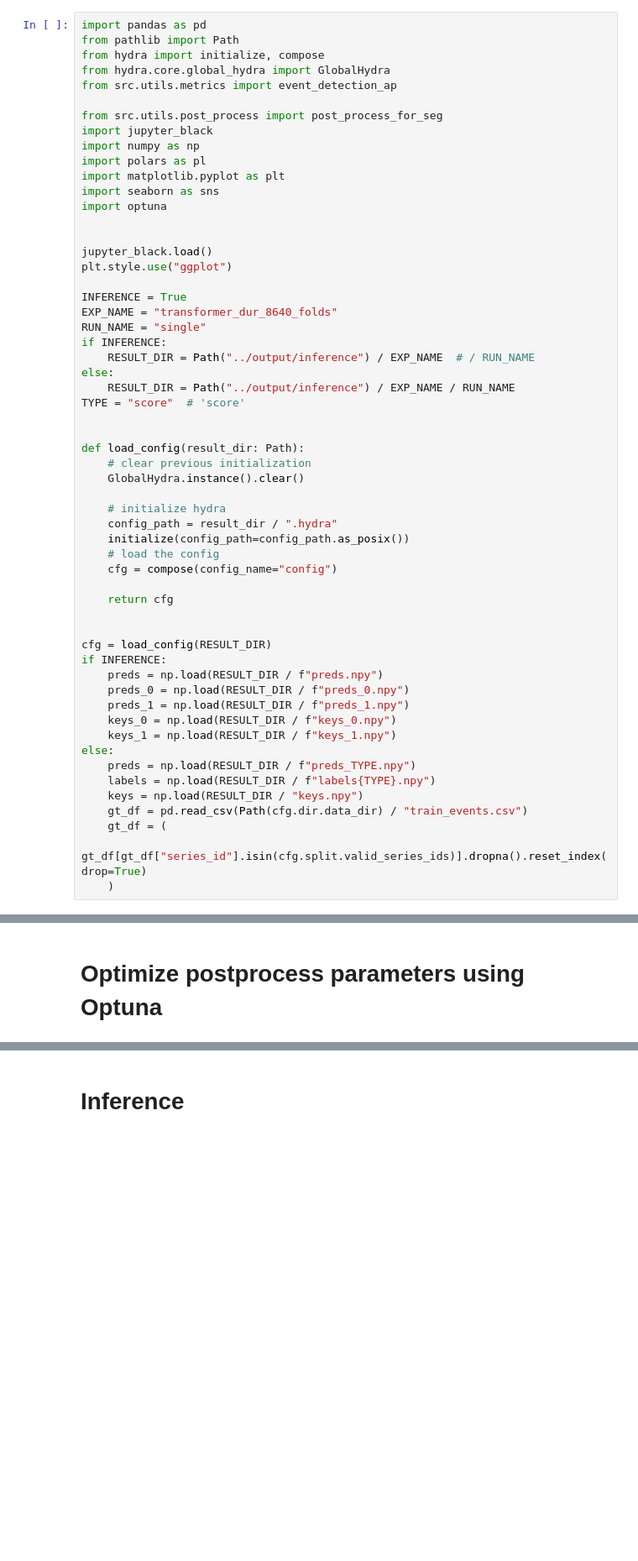
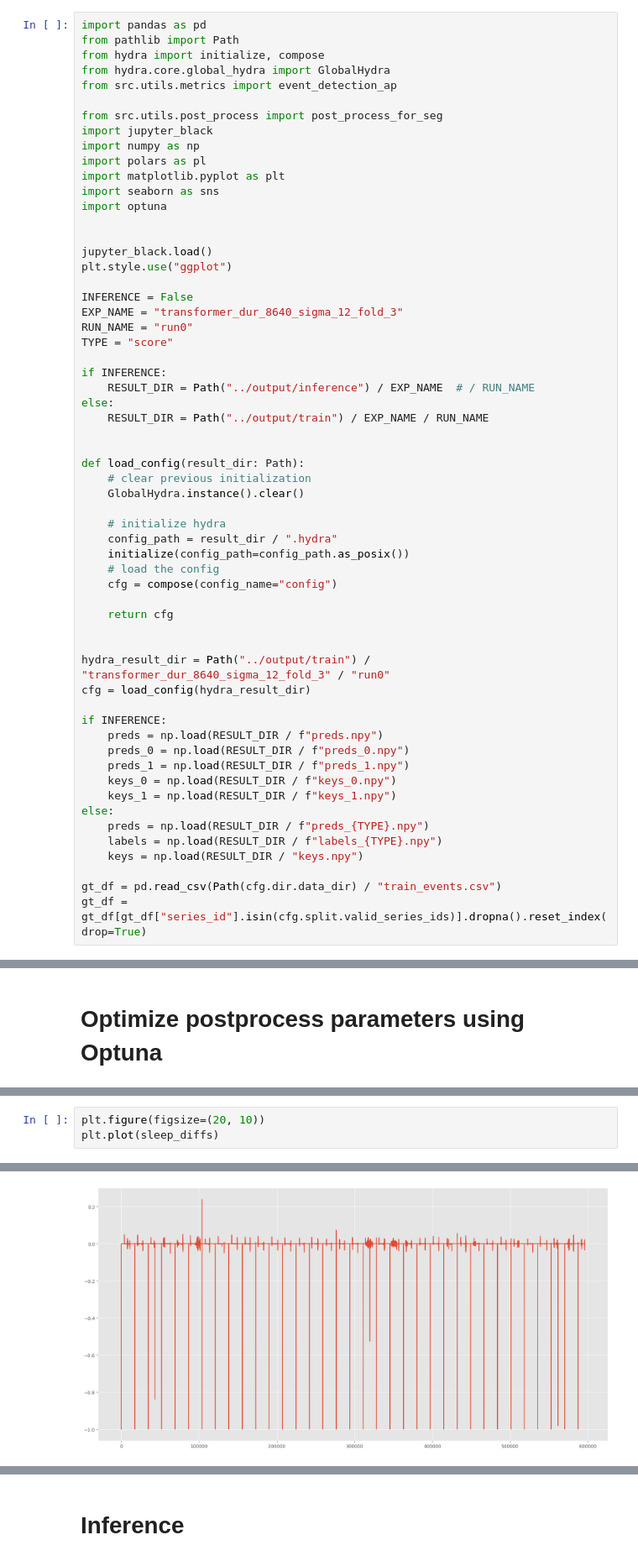
Before and after one commit to beatwad/DSS, a Jupyter notebook: notebook/eda001.ipynb, the cells around one changed output, grey strips where cells are left out. Shown at 84% size. Saved outputs shown, nothing was run; the diff lists cells and outputs as text; blank space fills up the shorter version.

```diff
--- a/notebook/eda001.ipynb
+++ b/notebook/eda001.ipynb
@@ -39,14 +38,15 @@ import optuna
 jupyter_black.load()
 plt.style.use("ggplot")
 
-INFERENCE = True
-EXP_NAME = "transformer_dur_8640_folds"
-RUN_NAME = "single"
+INFERENCE = False
+EXP_NAME = "transformer_dur_8640_sigma_12_fold_3"
+RUN_NAME = "run0"
+TYPE = "score"
+
 if INFERENCE:
     RESULT_DIR = Path("../output/inference") / EXP_NAME  # / RUN_NAME
 else:
-    RESULT_DIR = Path("../output/inference") / EXP_NAME / RUN_NAME
-TYPE = "score"  # 'score'
+    RESULT_DIR = Path("../output/train") / EXP_NAME / RUN_NAME
 
 
 def load_config(result_dir: Path):
@@ -62,7 +62,9 @@ def load_config(result_dir: Path):
     return cfg
 
 
-cfg = load_config(RESULT_DIR)
+hydra_result_dir = Path("../output/train") / "transformer_dur_8640_sigma_12_fold_3" / "run0"
+cfg = load_config(hydra_result_dir)
+
 if INFERENCE:
     preds = np.load(RESULT_DIR / f"preds.npy")
     preds_0 = np.load(RESULT_DIR / f"preds_0.npy")
@@ -70,13 +72,12 @@ if INFERENCE:
     keys_0 = np.load(RESULT_DIR / f"keys_0.npy")
     keys_1 = np.load(RESULT_DIR / f"keys_1.npy")
 else:
-    preds = np.load(RESULT_DIR / f"preds_TYPE.npy")
-    labels = np.load(RESULT_DIR / f"labels{TYPE}.npy")
+    preds = np.load(RESULT_DIR / f"preds_{TYPE}.npy")
+    labels = np.load(RESULT_DIR / f"labels_{TYPE}.npy")
     keys = np.load(RESULT_DIR / "keys.npy")
-    gt_df = pd.read_csv(Path(cfg.dir.data_dir) / "train_events.csv")
-    gt_df = (
-        gt_df[gt_df["series_id"].isin(cfg.split.valid_series_ids)].dropna().reset_index(drop=True)
-    )
+
+gt_df = pd.read_csv(Path(cfg.dir.data_dir) / "train_events.csv")
+gt_df = gt_df[gt_df["series_id"].isin(cfg.split.valid_series_ids)].dropna().reset_index(drop=True)
 # %% [output]
 The version_base parameter is not specified.
 Please specify a compatability version level, or None.
@@ -98,0 +163,4 @@ score, len(pred_df)
+# %%
+plt.figure(figsize=(20, 10))
+plt.plot(sleep_diffs)
+# %% [output]
@@ -99,3 +168,4 @@ score, len(pred_df)
+[figure, added]
 # %%
 def objective(trial: optuna.Trial):
     # score_th = 0.005
```
Also changed, not shown: parts of 6 cells of this notebook, 6 other files.
